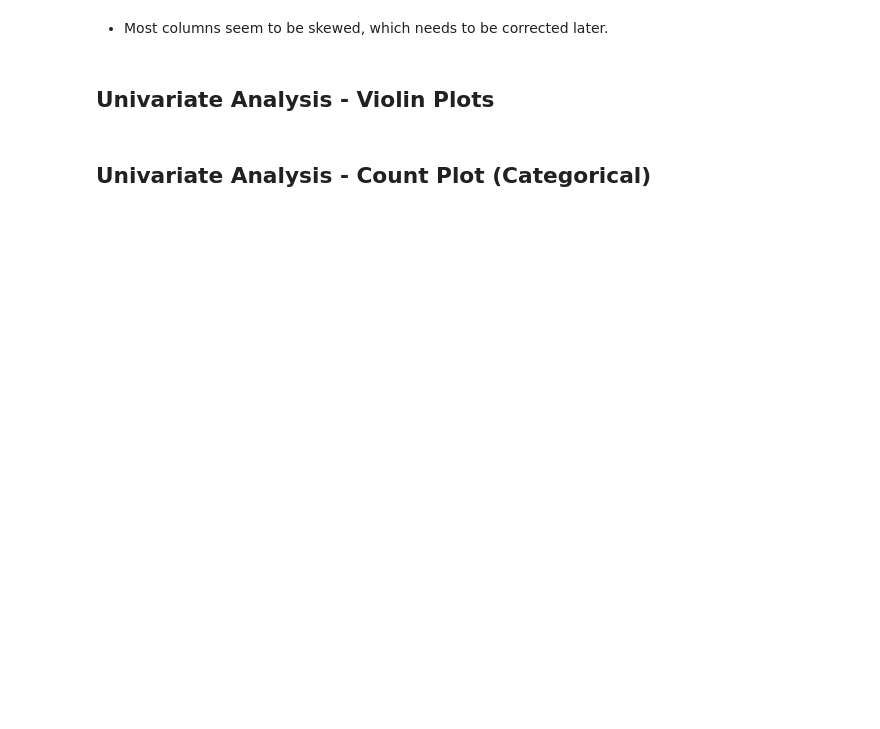
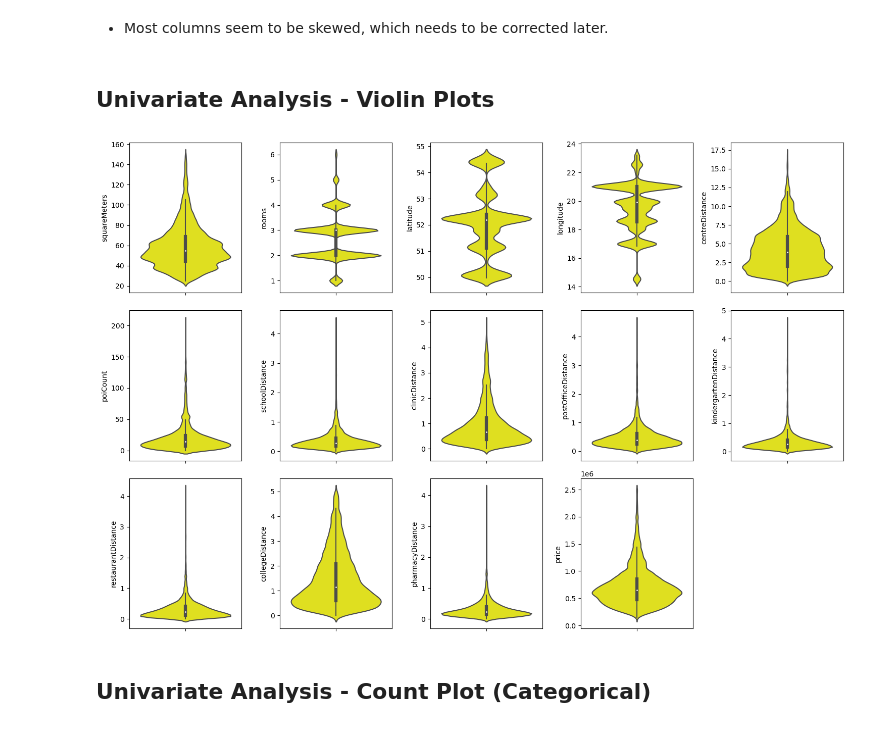
Before and after one commit to uselessOrange/PMLDS, a Jupyter notebook: proj/apartment-prices-in-poland-analysis-m-learning.ipynb, the cells around one changed output. Cells and saved outputs as stored; diff of their text form; code cells hidden in the pictures; blank space fills up the shorter version.

```diff
--- a/proj/apartment-prices-in-poland-analysis-m-learning.ipynb
+++ b/proj/apartment-prices-in-poland-analysis-m-learning.ipynb
@@ -79,8 +81,11 @@ import xgboost as xgb
 <a id="section3"></a>
 # Loading Datasets
 # %%
-df_august = pd.read_csv('/kaggle/input/apartment-prices-in-poland/apartments_pl_2023_08.csv')
-df_september = pd.read_csv('/kaggle/input/apartment-prices-in-poland/apartments_pl_2023_09.csv')
-df_october = pd.read_csv('/kaggle/input/apartment-prices-in-poland/apartments_pl_2023_10.csv')
+#df_august = pd.read_csv('/kaggle/input/apartment-prices-in-poland/apartments_pl_2023_08.csv')
+df_august = pd.read_csv('/home/miko/anaconda3/envs/PMLDS/PMLDS/data/apartments_pl_2023_08.csv')
+#df_september = pd.read_csv('/kaggle/input/apartment-prices-in-poland/apartments_pl_2023_09.csv')
+df_september = pd.read_csv('/home/miko/anaconda3/envs/PMLDS/PMLDS/data/apartments_pl_2023_09.csv')
+#df_october = pd.read_csv('/kaggle/input/apartment-prices-in-poland/apartments_pl_2023_10.csv')
+df_october = pd.read_csv('/home/miko/anaconda3/envs/PMLDS/PMLDS/data/apartments_pl_2023_10.csv')
 # %%
 df_august.head()
@@ -170,10 +265,12 @@ for i in range(0, len(features)):
 # %%
 plt.figure(figsize=(15,10))
 features = num_cols.to_list()
 for i in range(0, len(features)):
     plt.subplot(3, 5, i+1)
-    sns.violinplot(y = df_clean[features[i]], color = 'yellow', orient = 'v')
+    sns.violinplot(y = df_clean[features[i]], color = 'yellow', orient = 'h')
     plt.tight_layout()
+# %% [output]
+[figure, added]
 # %% [markdown]
 ## Univariate Analysis - Count Plot (Categorical)
 # %%
```
Also changed, not shown: parts of 35 cells of this notebook, 6 other files.
